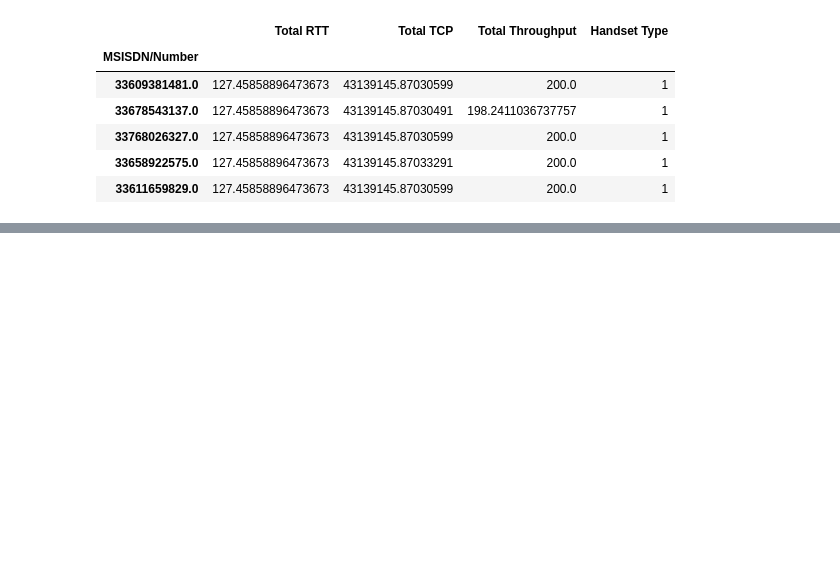
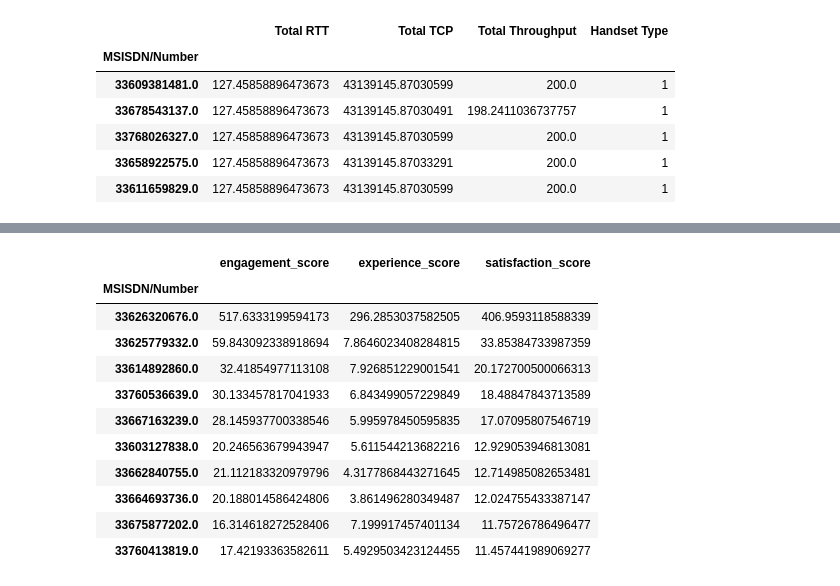
Before and after one commit to Kibika/Telecommunication-Business-Analytics, a Jupyter notebook: notebooks/Telco_EDA.ipynb, the cells around one changed output, grey strips where cells are left out. Cells and saved outputs as stored; diff of their text form; code cells hidden in the pictures; blank space fills up the shorter version.

```diff
--- a/notebooks/Telco_EDA.ipynb
+++ b/notebooks/Telco_EDA.ipynb
@@ -996,0 +1028,19 @@ plt.show()
+# %%
+score_df=pd.merge(engagement_df[["engagement_score"]], experience_df[["experience_score"]], on="MSISDN/Number", how='outer')
+score_df=score_df[~score_df.index.duplicated(keep='first')]
+score_df['satisfaction_score'] = score_df.mean(axis=1)
+score_df=score_df.sort_values(['satisfaction_score'],ascending=False)
+score_df.head(10)
+# %% [output]
+|  | engagement_score | experience_score | satisfaction_score |
+| MSISDN/Number |  |  |  |
+| 33626320676.0 | 517.6333199594173 | 296.2853037582505 | 406.9593118588339 |
+| 33625779332.0 | 59.843092338918694 | 7.8646023408284815 | 33.85384733987359 |
+| 33614892860.0 | 32.41854977113108 | 7.926851229001541 | 20.172700500066313 |
+| 33760536639.0 | 30.133457817041933 | 6.843499057229849 | 18.48847843713589 |
+| 33667163239.0 | 28.145937700338546 | 5.995978450595835 | 17.07095807546719 |
+| 33603127838.0 | 20.246563679943947 | 5.611544213682216 | 12.929053946813081 |
+| 33662840755.0 | 21.112183320979796 | 4.3177868443271645 | 12.714985082653481 |
+| 33664693736.0 | 20.188014586424806 | 3.861496280349487 | 12.024755433387147 |
+| 33675877202.0 | 16.314618272528406 | 7.199917457401134 | 11.75726786496477 |
+| 33760413819.0 | 17.42193363582611 | 5.4929503423124455 | 11.457441989069277 |
```
Also changed, not shown: parts of 16 cells of this notebook.
